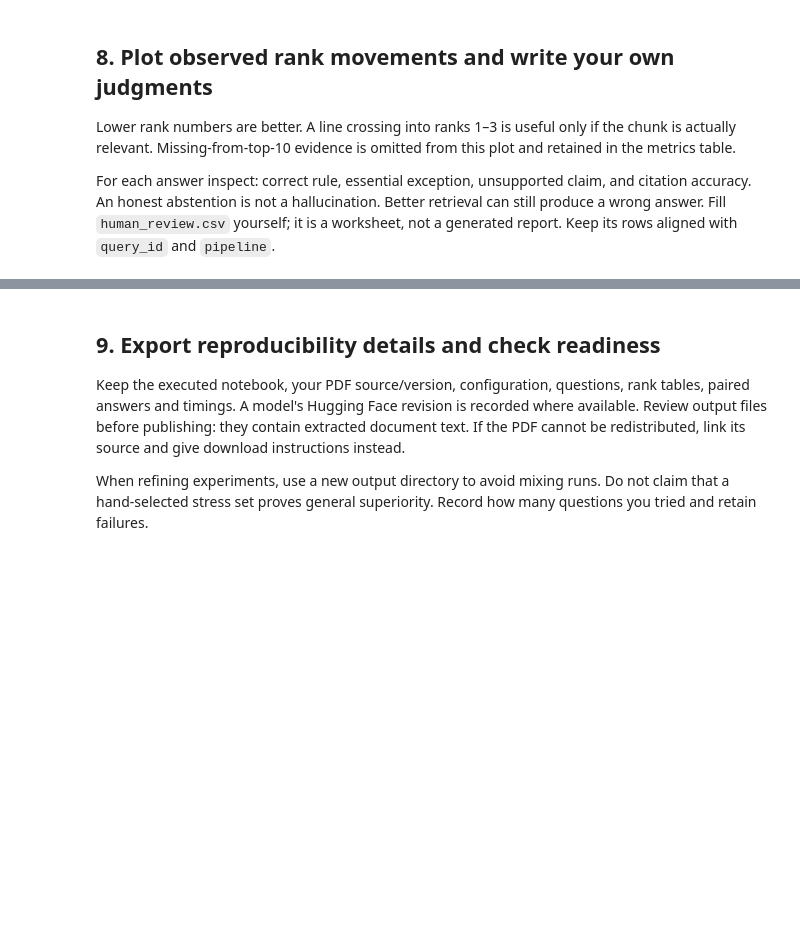
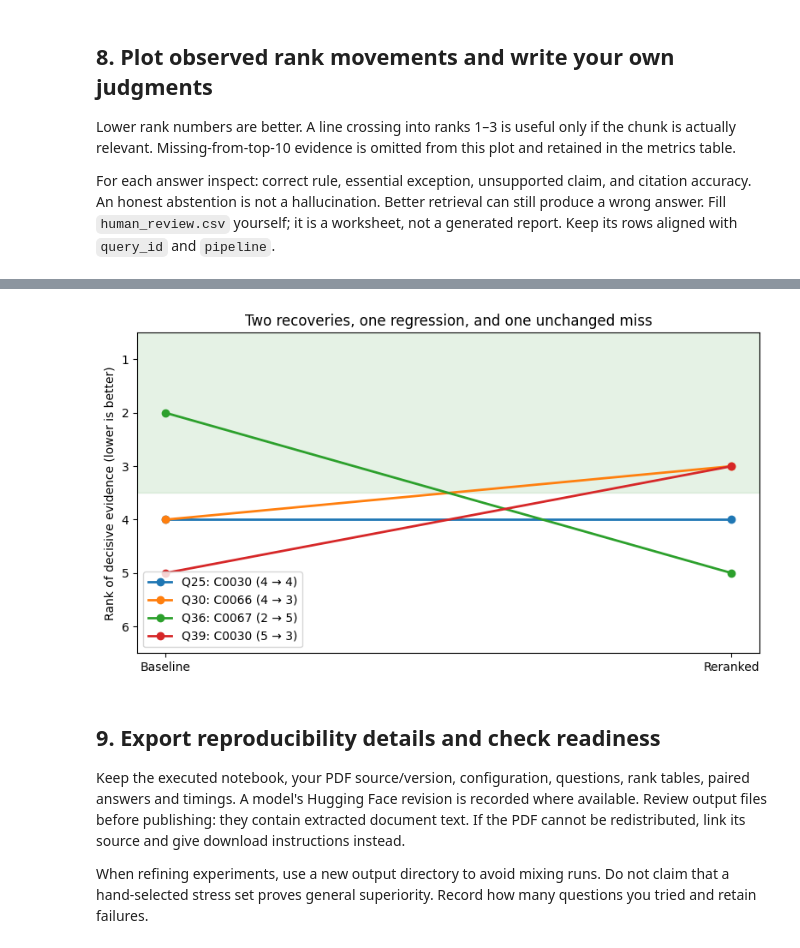
Before and after one commit to Yashaswini257/LMA-Assignment1, a Jupyter notebook: RAG_Baseline_vs_Reranking.ipynb, the cells around one changed output, grey strips where cells are left out. Cells and saved outputs as stored; diff of their text form; code cells hidden in the pictures; blank space fills up the shorter version.

```diff
--- a/RAG_Baseline_vs_Reranking.ipynb
+++ b/RAG_Baseline_vs_Reranking.ipynb
@@ -699,3 +885,6 @@ print('These are evidence-hit indicators, not full-answer correctness or complet
+# %%
+LLM_MODEL = "models/gemini-3.5-flash-lite"
+RUN_GENERATION = True
 # %% [markdown]
 ## 6. Generate paired answers with an identical prompt
 Gemini is one supported route; retrieval does not depend on it. Store your key in `GEMINI_API_KEY` or enter it through the hidden input. Never paste keys into notebook source, outputs or GitHub. Select a text-generation model available to your account; use the same model and settings for both answers. API quotas and charges depend on your account.
@@ -838,3 +1161,36 @@ print('Fill:', review_path, '(existing reviews are not overwritten)')
+# %%
+focus_ids = ["Q30", "Q39", "Q36", "Q25"]
+focus = rank_table[
+    rank_table.labelled_decisive_evidence
+    & rank_table.query_id.isin(focus_ids)
+]
+
+fig, ax = plt.subplots(figsize=(8, 4.5))
+
+for _, row in focus.iterrows():
+    ax.plot(
+        [0, 1],
+        [row.baseline_rank, row.reranked_rank],
+        marker="o",
+        linewidth=2,
+        label=(
+            f"{row.query_id}: {row.chunk_id} "
+            f"({int(row.baseline_rank)} → {int(row.reranked_rank)})"
+        ),
+    )
+
+ax.axhspan(0.5, 3.5, color="green", alpha=0.10)
+ax.set_xticks([0, 1], ["Baseline", "Reranked"])
+ax.set_yticks(range(1, 7))
+ax.set_ylim(6.5, 0.5)
+ax.set_ylabel("Rank of decisive evidence (lower is better)")
+ax.set_title("Two recoveries, one regression, and one unchanged miss")
+ax.legend(loc="lower left")
+fig.tight_layout()
+fig.savefig(OUT / "key_rank_shifts.png", dpi=200)
+plt.show()
+# %% [output]
+[figure, added]
 # %% [markdown]
 ## 9. Export reproducibility details and check readiness
 Keep the executed notebook, your PDF source/version, configuration, questions, rank tables, paired answers and timings. A model's Hugging Face revision is recorded where available. Review output files before publishing: they contain extracted document text. If the PDF cannot be redistributed, link its source and give download instructions instead.
```
Also changed, not shown: parts of 13 cells of this notebook, 18 other files.
